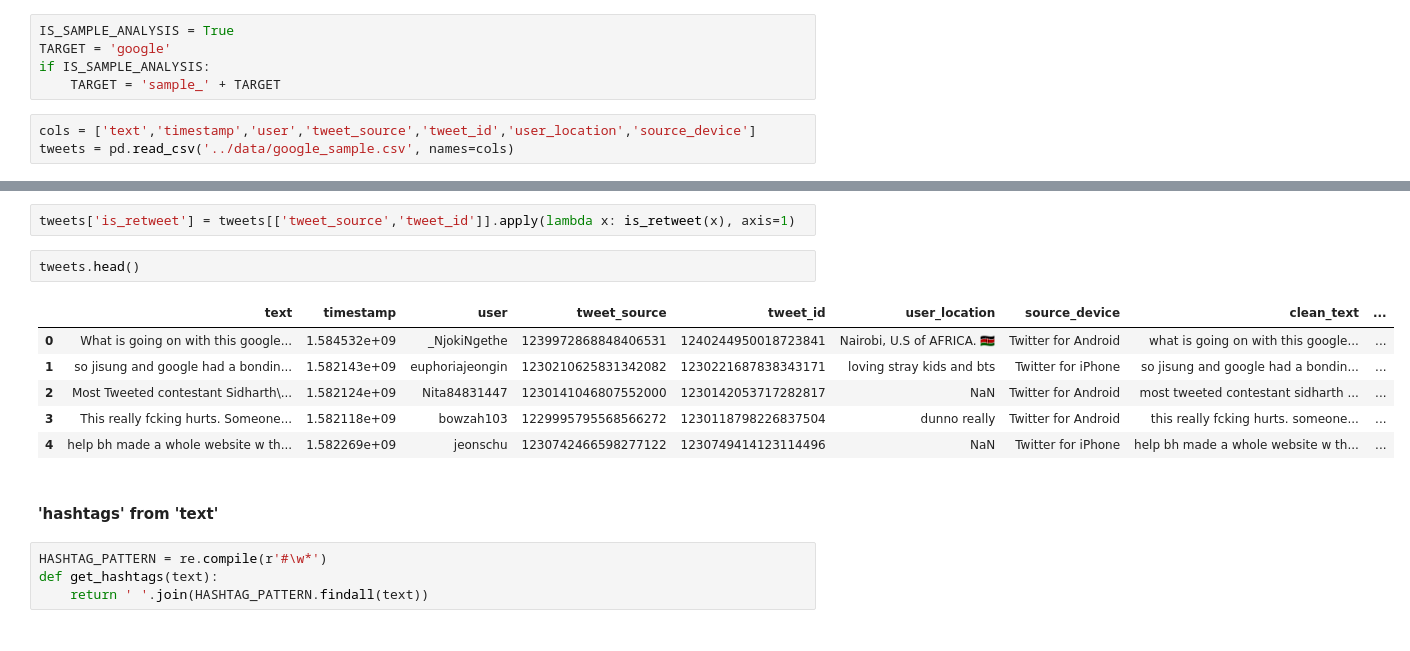
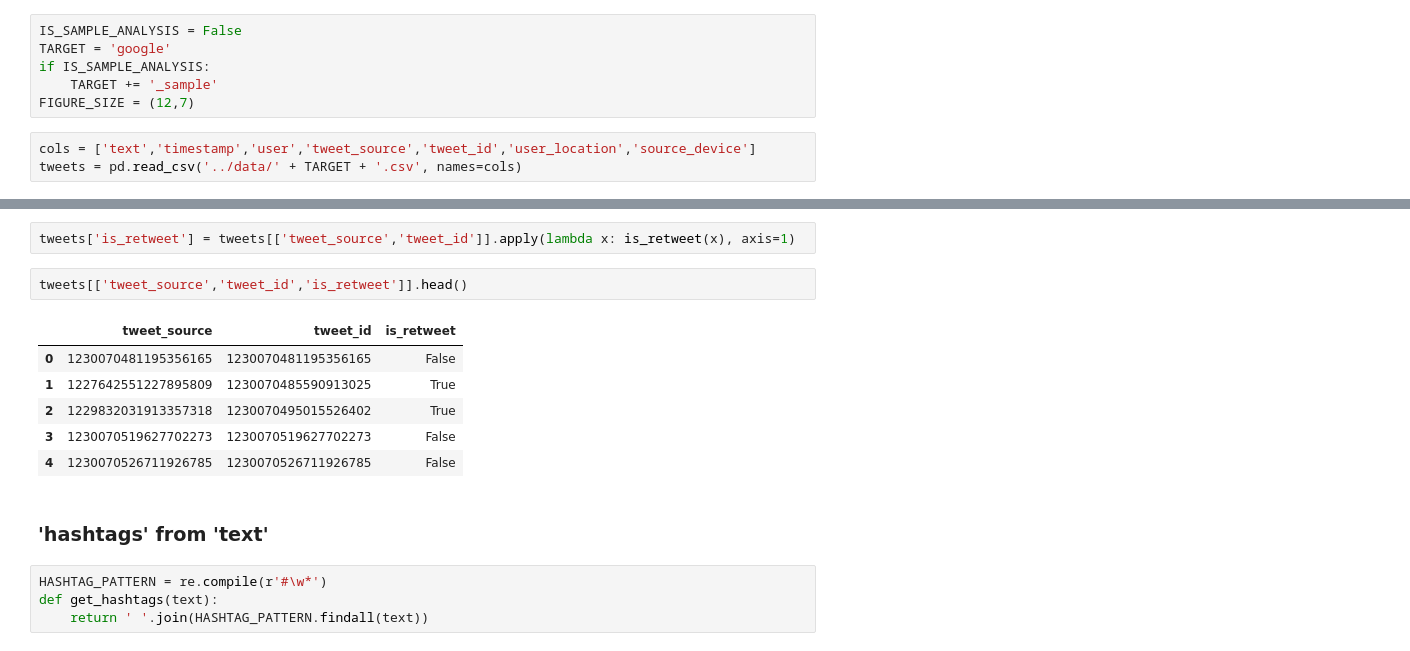
Before and after one commit to mukuz97/twitter_sentiment_analysis, a Jupyter notebook: Analysis/Analysis.ipynb, the cells around one changed output, grey strips where cells are left out. Cells and saved outputs as stored; diff of their text form.

```diff
--- a/Analysis/Analysis.ipynb
+++ b/Analysis/Analysis.ipynb
@@ -7,9 +8,10 @@ import re
 # %%
-IS_SAMPLE_ANALYSIS = True
+IS_SAMPLE_ANALYSIS = False
 TARGET = 'google'
 if IS_SAMPLE_ANALYSIS:
-    TARGET = 'sample_' + TARGET
+    TARGET += '_sample'
+FIGURE_SIZE = (12,7)
 # %%
 cols = ['text','timestamp','user','tweet_source','tweet_id','user_location','source_device']
-tweets = pd.read_csv('../data/google_sample.csv', names=cols)
+tweets = pd.read_csv('../data/' + TARGET + '.csv', names=cols)
 # %%
@@ -123,16 +128,16 @@ def is_retweet(x):
 # %%
 tweets['is_retweet'] = tweets[['tweet_source','tweet_id']].apply(lambda x: is_retweet(x), axis=1)
 # %%
-tweets.head()
+tweets[['tweet_source','tweet_id','is_retweet']].head()
 # %% [output]
-|  | text | timestamp | user | tweet_source | tweet_id | user_location | source_device | clean_text | ... |
-| 0 | What is going on with this google... | 1.584532e+09 | _NjokiNgethe | 1239972868848406531 | 1240244950018723841 | Nairobi, U.S of AFRICA. 🇰🇪 | Twitter for Android | what is going on with this google... | ... |
-| 1 | so jisung and google had a bondin... | 1.582143e+09 | euphoriajeongin | 1230210625831342082 | 1230221687838343171 | loving stray kids and bts | Twitter for iPhone | so jisung and google had a bondin... | ... |
-| 2 | Most Tweeted contestant Sidharth\... | 1.582124e+09 | Nita84831447 | 1230141046807552000 | 1230142053717282817 | NaN | Twitter for Android | most tweeted contestant sidharth ... | ... |
-| 3 | This really fcking hurts. Someone... | 1.582118e+09 | bowzah103 | 1229995795568566272 | 1230118798226837504 | dunno really | Twitter for Android | this really fcking hurts. someone... | ... |
-| 4 | help bh made a whole website w th... | 1.582269e+09 | jeonschu | 1230742466598277122 | 1230749414123114496 | NaN | Twitter for iPhone | help bh made a whole website w th... | ... |
+|  | tweet_source | tweet_id | is_retweet |
+| 0 | 1230070481195356165 | 1230070481195356165 | False |
+| 1 | 1227642551227895809 | 1230070485590913025 | True |
+| 2 | 1229832031913357318 | 1230070495015526402 | True |
+| 3 | 1230070519627702273 | 1230070519627702273 | False |
+| 4 | 1230070526711926785 | 1230070526711926785 | False |
 # %% [markdown]
-#### 'hashtags' from 'text'
+### 'hashtags' from 'text'
 # %%
 HASHTAG_PATTERN = re.compile(r'#\w*')
 def get_hashtags(text):
```
Also changed, not shown: parts of 29 cells of this notebook, 2 other files.
